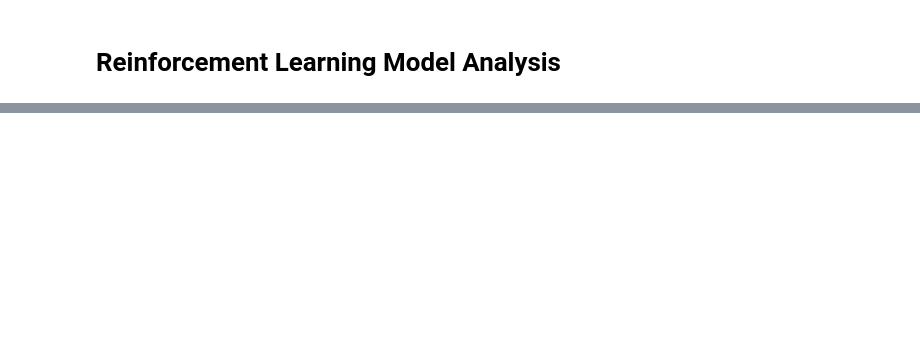
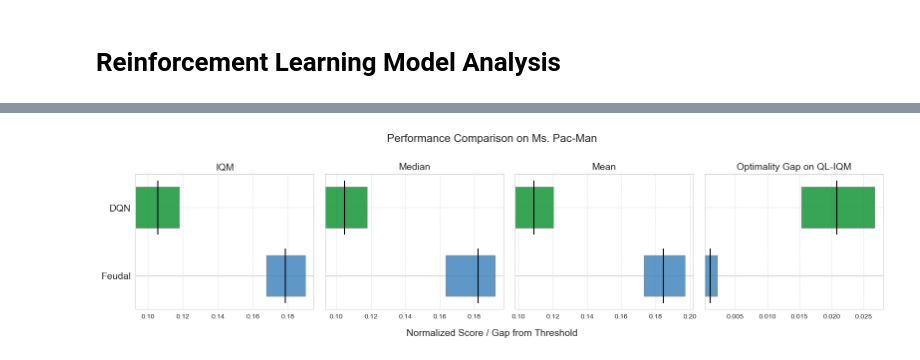
Before and after one commit to Aidan-Jared/COMPSCI_760_Reinforcement, a Jupyter notebook: Atari/perform_analysis.ipynb, the cells around one changed output, grey strips where cells are left out. Saved outputs shown, nothing was run; the diff lists cells and outputs as text; code cells hidden in the pictures; blank space fills up the shorter version.

```diff
--- a/Atari/perform_analysis.ipynb
+++ b/Atari/perform_analysis.ipynb
@@ -154,0 +186,81 @@ plt.show()
+# %%
+normalized_scores = {
+    algo: (scores.astype(float) - RANDOM_SCORE) / (HUMAN_SCORE - RANDOM_SCORE)
+    for algo, scores in raw_scores.items()
+}
+
+def calculate_iqm(data):
+    """Calculates the Interquartile Median (IQM)."""
+    q1, q3 = np.percentile(data, [25, 75])
+    trimmed_data = data[(data >= q1) & (data <= q3)]
+    return np.mean(trimmed_data) if len(trimmed_data) > 0 else np.mean(data)
+
+def bootstrap_ci(data: np.ndarray, metric_func: Callable, n_bootstrap: int = 10000, ci_level: float = 0.95):
+    """Calculates bootstrap confidence intervals for a given metric."""
+    bootstrap_metrics = [metric_func(np.random.choice(data, size=len(data), replace=True)) for _ in range(n_bootstrap)]
+    alpha = (1 - ci_level) / 2
+    lower = np.percentile(bootstrap_metrics, 100 * alpha)
+    upper = np.percentile(bootstrap_metrics, 100 * (1 - alpha))
+    return metric_func(data), lower, upper
+
+
+qlearning_scores = normalized_scores['DQN']
+DQN_IQM_THRESHOLD = metrics.aggregate_iqm(qlearning_scores)
+print(f"Using DQN IQM as threshold: {DQN_IQM_THRESHOLD:.4f}")
+
+# The gap metric now uses the pre-calculated DQN_IQM_THRESHOLD.
+METRICS = {
+    'IQM': metrics.aggregate_iqm,
+    'Median': np.median,
+    'Mean': np.mean,
+    'Optimality Gap on QL-IQM': lambda x: metrics.aggregate_optimality_gap(x, metrics.aggregate_iqm(qlearning_scores))
+}
+
+print("Normalized Score Point Estimates and 95% CIs")
+results = {}
+
+for name, func in METRICS.items():
+    for algo in ALGORITHMS.keys():
+        if algo not in results:
+            results[algo] = {}
+
+        scores = normalized_scores.get(algo)
+        if scores is None or scores.size == 0:
+            print(f"Skipping {algo} for {name} (no data found)")
+            continue
+
+        # Calculate the point estimate and confidence interval
+        point_est, lower, upper = bootstrap_ci(scores, func)
+
+        # Store for potential later use
+        results[algo][name] = {
+            'score': point_est,
+            'ci_lower': lower,
+            'ci_upper': upper
+        }
+
+        # Print the results in a clean format
+        print(f"\nModel: {algo}, Metric: {name}")
+        print(f"  Normalized Score (Point Estimate): {point_est:.4f}")
+        print(f"  95% Confidence Interval:          ({lower:.4f}, {upper:.4f})")
+
+fig, axes = plt.subplots(1, 4, figsize=(16, 4), sharey=True)
+
+for ax, (name, func) in zip(axes, METRICS.items()):
+    ax.set_title(name, fontsize=14)
+    for i, algo in enumerate(ALGORITHMS.keys()):
+        scores = normalized_scores[algo]
+        point_est, lower, upper = bootstrap_ci(scores, func)
+        ax.barh(y=i, width=(upper - lower), left=lower, height=0.6, color=COLORS[algo], alpha=0.8, edgecolor='grey')
+        ax.vlines(x=point_est, ymin=i - 0.4, ymax=i + 0.4, color='black', lw=1.5)
+        ax.grid(axis='x', linestyle='--', alpha=0.6)
+
+axes[0].set_yticks(range(len(ALGORITHMS)))
+axes[0].set_yticklabels(ALGORITHMS.keys(), fontsize=14)
+
+# Updated x-axis label
+fig.text(0.5, 0.02, 'Normalized Score / Gap from Threshold', ha='center', va='center', fontsize=14)
+fig.suptitle("Performance Comparison on Ms. Pac-Man", fontsize=16, y=1.02)
+plt.tight_layout(rect=[0, 0.05, 1, 1])
+plt.show()
+# %% [output]
@@ -155 +284,2 @@ plt.show()
+[figure, added]
 # %%
```
Also changed, not shown: parts of 8 cells of this notebook, 3 other files.
